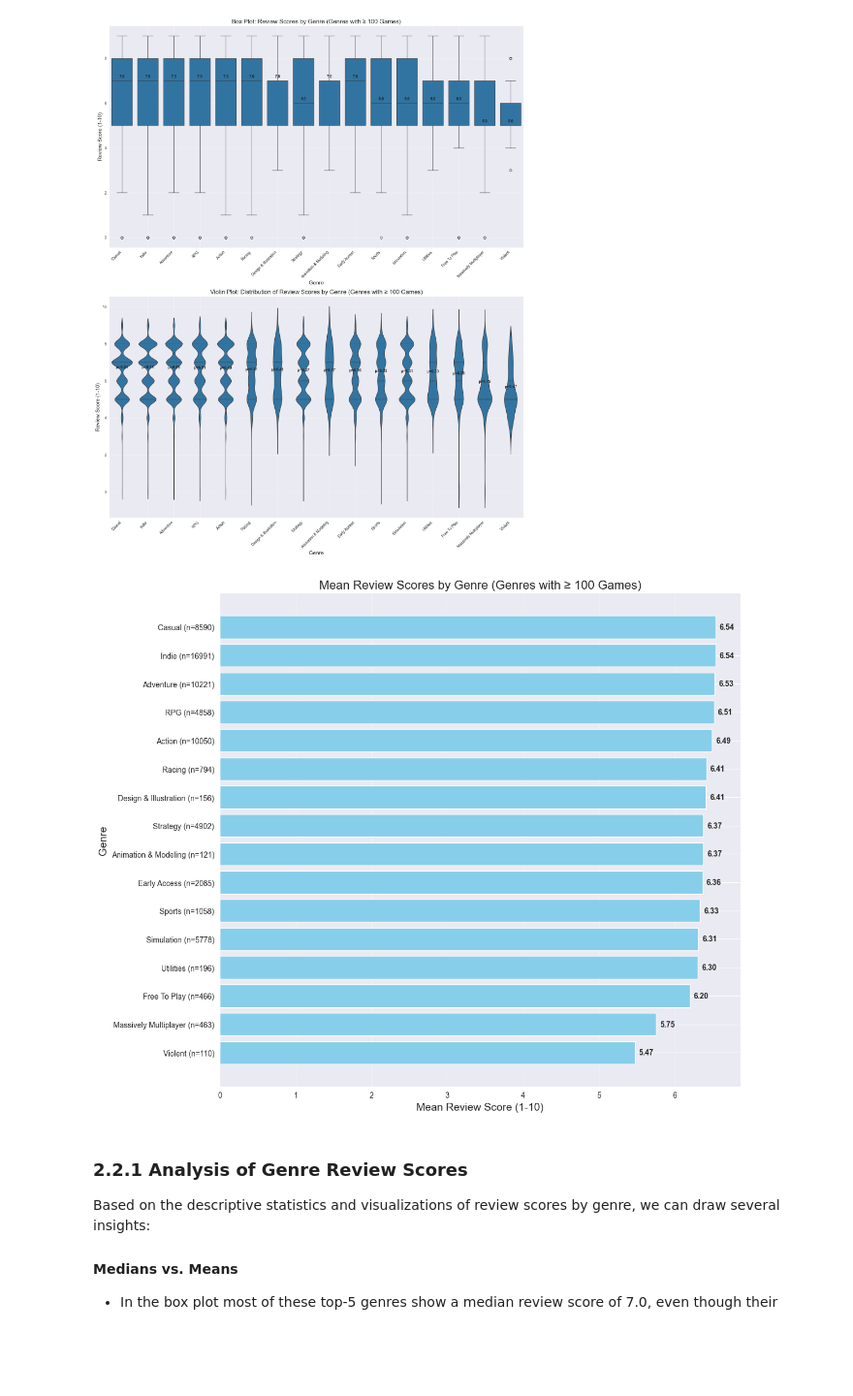
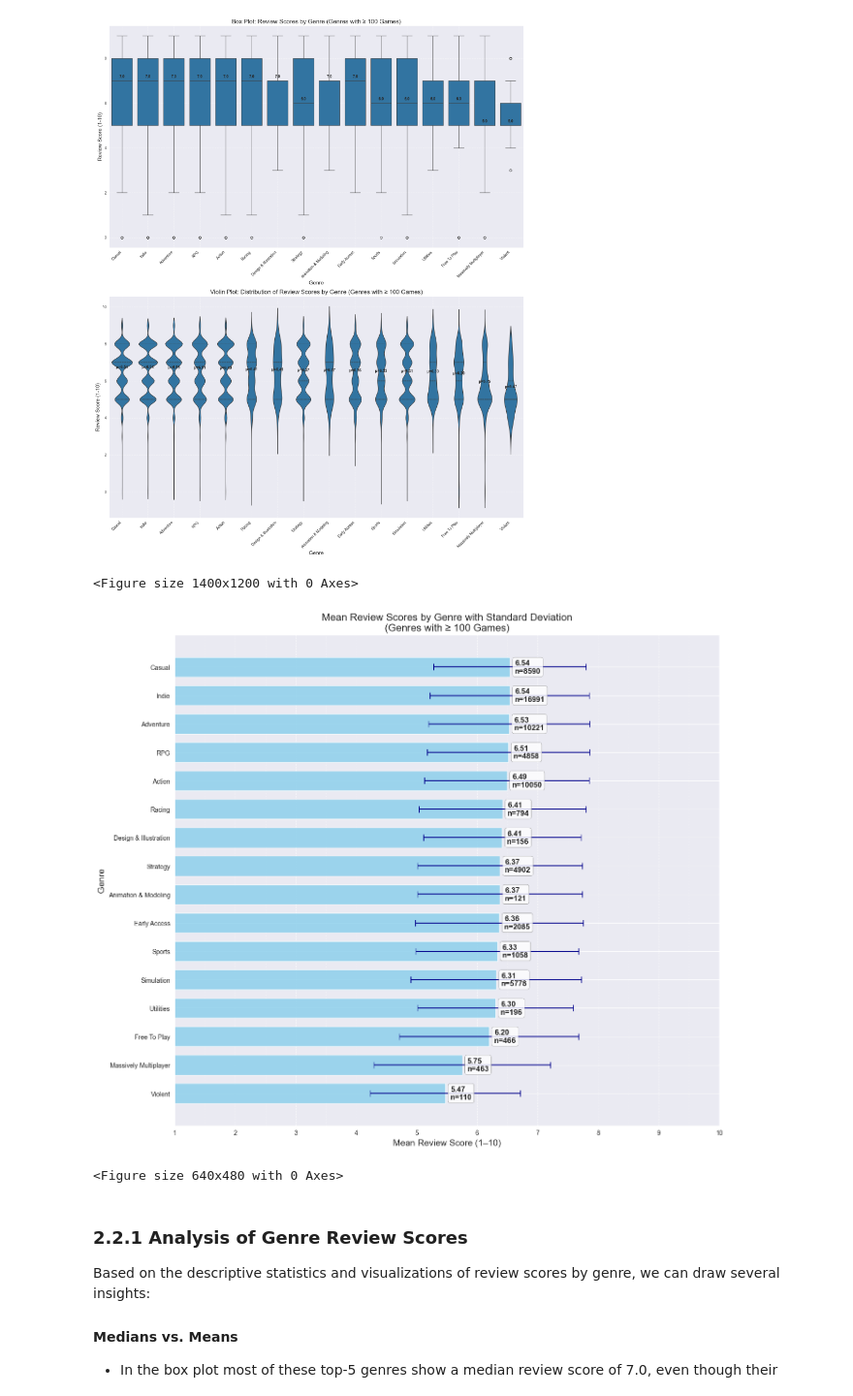
Before and after one commit to Darakuu/FAD_SteamGames_2025, a Jupyter notebook: project.ipynb, the cells around one changed output. Shown at 97% size. Cells and saved outputs as stored; diff of their text form; code cells hidden in the pictures; blank space fills up the shorter version.

Commit message:
[FIX] Add error bars in 'Genres with highest reviews' horizontal bar chart

```diff
--- a/project.ipynb
+++ b/project.ipynb
@@ -540,7 +540,9 @@ ax1.grid(True, linestyle='--', alpha=0.7)
 # Add median values as text annotations
 for i, genre in enumerate(popular_genres['genres']):
     median = popular_genres[popular_genres['genres'] == genre]['median'].values[0]
+    count = popular_genres[popular_genres['genres'] == genre]['count'].values[0]
     ax1.text(i, median + 0.1, f'{median:.1f}', ha='center', va='bottom', fontweight='bold')
+
 
 # Violin plot
 sns.violinplot(x='genres', y='review_score', data=popular_genres_df,
@@ -558,7 +560,9 @@ ax2.grid(True, linestyle='--', alpha=0.7)
 # Add mean values as text annotations
 for i, genre in enumerate(popular_genres['genres']):
     mean_value = popular_genres[popular_genres['genres'] == genre]['mean'].values[0]
+    count = popular_genres[popular_genres['genres'] == genre]['count'].values[0]
     ax2.text(i, mean_value + 0.1, f'μ={mean_value:.2f}', ha='center', va='bottom', fontweight='bold')
+
 
 plt.tight_layout()
 plt.show()
@@ -566,32 +570,67 @@ plt.show()
 [figure]
 # %%
 # Create a horizontal bar chart for mean review scores by genre
-plt.figure(figsize=(12, 10))
+plt.figure(figsize=(14, 12))  # Increased figure size for better readability
 
-# Sort by mean review score
+# Sort by mean
 sorted_genres = popular_genres.sort_values('mean')
 
-# Create the bar chart
-bars = plt.barh(sorted_genres['genres'], sorted_genres['mean'], color='skyblue')
-plt.xlabel('Mean Review Score (1-10)', fontsize=14)
-plt.ylabel('Genre', fontsize=14)
-plt.title('Mean Review Scores by Genre (Genres with ≥ 100 Games)', fontsize=16)
-plt.grid(True, linestyle='--', alpha=0.7, axis='x')
+fig, ax = plt.subplots(figsize=(14, 12))
+bars = ax.barh(
+    sorted_genres['genres'],
+    sorted_genres['mean'],
+    xerr=sorted_genres['std'],
+    color='skyblue', alpha=0.8, height=0.7,
+    error_kw={'ecolor':'darkblue','capsize':5,'elinewidth':1.5}
+)
 
-# Add value labels to the bars
-for bar in bars:
-    width = bar.get_width()
-    plt.text(width + 0.05, bar.get_y() + bar.get_height()/2, f'{width:.2f}',
-             va='center', fontweight='bold')
+ax.set_xlabel('Mean Review Score (1–10)', fontsize=14)
+ax.set_ylabel('Genre', fontsize=14)
+ax.set_title('Mean Review Scores by Genre with Standard Deviation\n(Genres with ≥ 100 Games)',
+             fontsize=16)
+ax.grid(True, linestyle='--', alpha=0.7, axis='x')
 
-# Add count labels to the y-axis
-labels = [f"{genre} (n={count})" for genre, count in zip(sorted_genres['genres'], sorted_genres['count'])]
-plt.yticks(range(len(labels)), labels)
+# 1) Expand x‐axis by 15% so our labels fit
+max_x = sorted_genres['mean'].max()
+ax.set_xlim(0, max_x * 1.15)
+
+# 2) Annotate each bar
+for bar, mean, count in zip(bars, sorted_genres['mean'], sorted_genres['count']):
+    x = bar.get_width()
+    y = bar.get_y() + bar.get_height() / 2
+    label = f"{mean:.2f}\nn={count}"
+    ax.annotate(
+        label,
+        xy=(x, y),
+        xytext=(8, 0),               # offset to the right by 8 points
+        textcoords='offset points',
+        va='center', ha='left',
+        fontsize=12,
+        fontweight='bold',
+        bbox=dict(
+            boxstyle='round,pad=0.3',
+            fc='white', alpha=0.8,   # semi-opaque white background
+            ec='gray', linewidth=0.5
+        )
+    )
+
+# Force the x‐axis from 1 to 10 with integer ticks
+ax.set_xlim(1, 10)
+ax.set_xticks(range(1, 11))
+ax.xaxis.set_major_formatter(plt.FuncFormatter(lambda x, _: f"{int(x)}"))
+
+# (Optional) show minor ticks and gridlines for finer reading
+ax.xaxis.set_minor_locator(plt.MultipleLocator(0.5))
+ax.grid(which='minor', linestyle=':', alpha=0.5, axis='x')
 
 plt.tight_layout()
 plt.show()
+plt.tight_layout()
+plt.show()
 # %% [output]
+<Figure size 1400x1200 with 0 Axes>
-[figure, old version]
+[figure, new version]
+<Figure size 640x480 with 0 Axes>
 # %% [markdown]
 <a id="221-analysis-of-genre-review-scores"></a>
 ### 2.2.1 Analysis of Genre Review Scores
```
Also changed, not shown: parts of 1 cell of this notebook.
